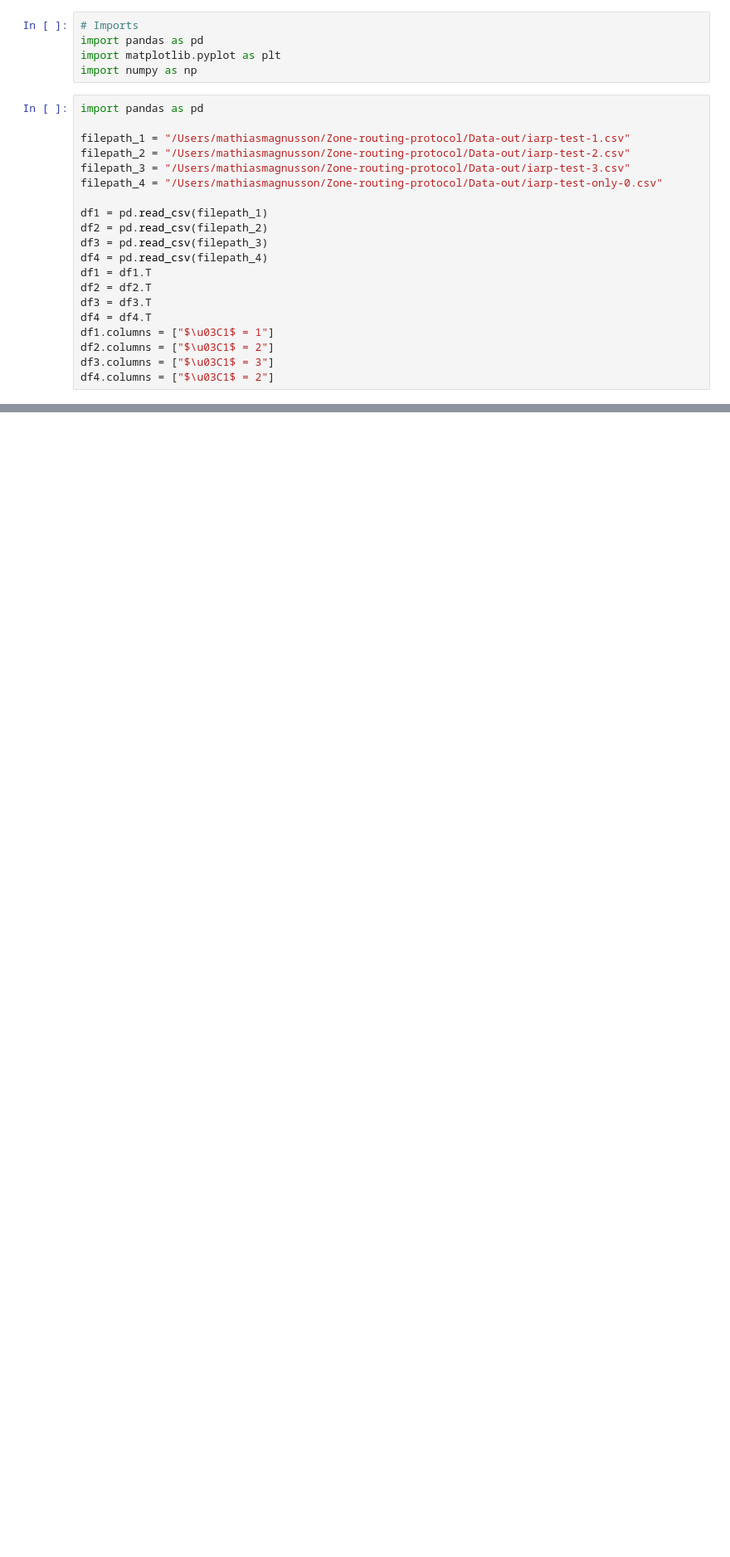
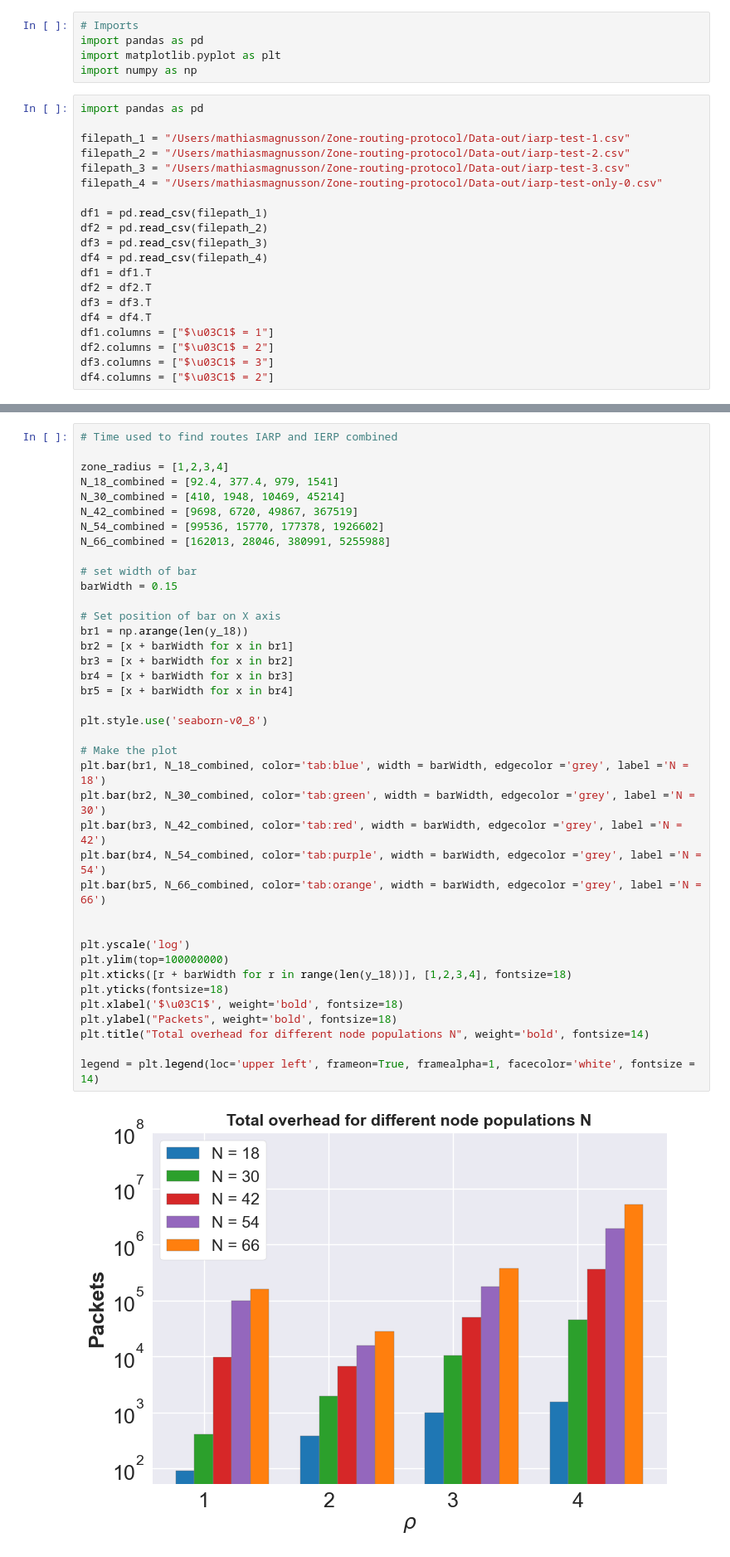
Before and after one commit to mathias-magnusson/Zone-routing-protocol, a Jupyter notebook: plot.ipynb, the cells around one changed output, grey strips where cells are left out. Shown at 83% size. Drawn from its saved outputs; the diff is of its cells as text; blank space fills up the shorter version.

Commit message:
Total overhead

```diff
--- a/plot.ipynb
+++ b/plot.ipynb
@@ -405,0 +382,41 @@ legend = plt.legend(loc='upper right', frameon=True, framealpha=1, facecolor='wh
+# %%
+# Time used to find routes IARP and IERP combined
+
+zone_radius = [1,2,3,4]
+N_18_combined = [92.4, 377.4, 979, 1541]
+N_30_combined = [410, 1948, 10469, 45214]
+N_42_combined = [9698, 6720, 49867, 367519]
+N_54_combined = [99536, 15770, 177378, 1926602]
+N_66_combined = [162013, 28046, 380991, 5255988]
+
+# set width of bar
+barWidth = 0.15
+
+# Set position of bar on X axis
+br1 = np.arange(len(y_18))
+br2 = [x + barWidth for x in br1]
+br3 = [x + barWidth for x in br2]
+br4 = [x + barWidth for x in br3]
+br5 = [x + barWidth for x in br4]
+
+plt.style.use('seaborn-v0_8')
+
+# Make the plot
+plt.bar(br1, N_18_combined, color='tab:blue', width = barWidth, edgecolor ='grey', label ='N = 18')
+plt.bar(br2, N_30_combined, color='tab:green', width = barWidth, edgecolor ='grey', label ='N = 30')
+plt.bar(br3, N_42_combined, color='tab:red', width = barWidth, edgecolor ='grey', label ='N = 42')
+plt.bar(br4, N_54_combined, color='tab:purple', width = barWidth, edgecolor ='grey', label ='N = 54')
+plt.bar(br5, N_66_combined, color='tab:orange', width = barWidth, edgecolor ='grey', label ='N = 66')
+
+
+plt.yscale('log')
+plt.ylim(top=100000000)
+plt.xticks([r + barWidth for r in range(len(y_18))], [1,2,3,4], fontsize=18)
+plt.yticks(fontsize=18)
+plt.xlabel('$\u03C1$', weight='bold', fontsize=18)
+plt.ylabel("Packets", weight='bold', fontsize=18)
+plt.title("Total overhead for different node populations N", weight='bold', fontsize=14)
+
+legend = plt.legend(loc='upper left', frameon=True, framealpha=1, facecolor='white', fontsize = 14)
+# %% [output]
+[figure, added]
```
Also changed, not shown: parts of 12 cells of this notebook.
